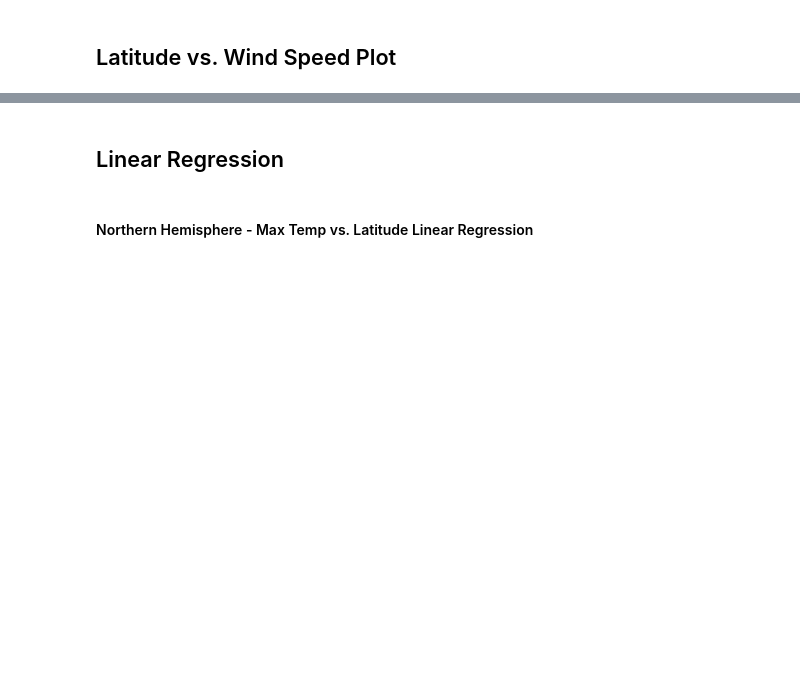
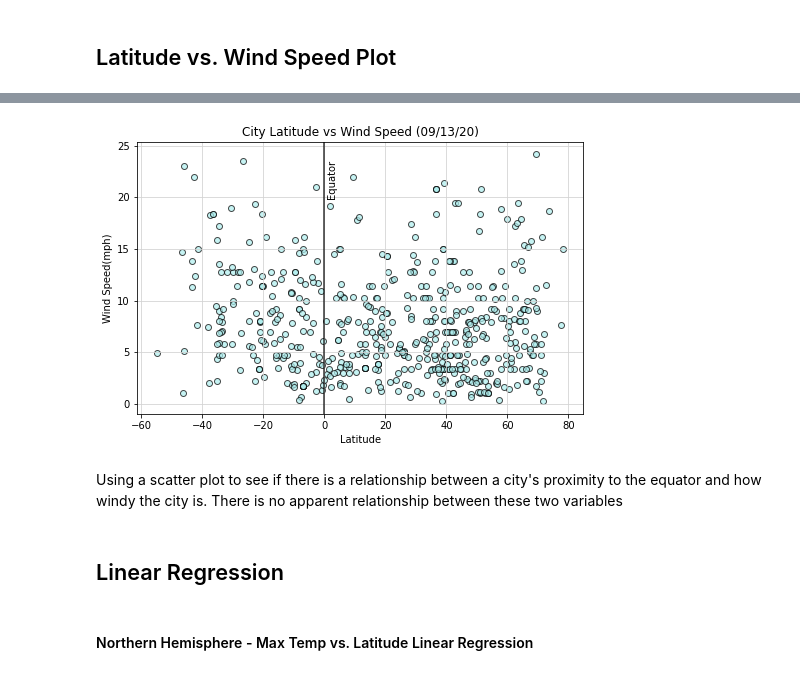
Before and after one commit to andresocorro/python-api-challenge, a Jupyter notebook: starter_code/WeatherPy.ipynb, the cells around one changed output, grey strips where cells are left out. Saved outputs shown, nothing was run; the diff lists cells and outputs as text; code cells hidden in the pictures; blank space fills up the shorter version.

Commit message:
Finished graphs for pyweather

```diff
--- a/starter_code/WeatherPy.ipynb
+++ b/starter_code/WeatherPy.ipynb
@@ -220,2 +224,16 @@ plt.savefig(os.path.join("..","output_data","lat_hum.png"))
+# %%
+plt.figure(figsize = (8,5))
+plt.scatter(weather_df["Lat"],weather_df["Wind Speed"], edgecolors="black", facecolors="paleturquoise", alpha=0.7)
+plt.title("City Latitude vs Wind Speed (09/13/20)")
+plt.xlabel("Latitude")
+plt.ylabel("Wind Speed(mph)")
+plt.axvline(0, color="black", alpha=0.8)
+plt.text(1,20,"Equator", rotation=90)
+plt.grid(color="lightgrey")
+plt.savefig(os.path.join("..","output_data","lat_wind.png"))
+# %% [output]
+[figure, added]
+# %% [markdown]
+Using a scatter plot to see if there is a relationship between a city's proximity to the equator and how windy the city is. There is no apparent relationship between these two variables
 # %% [markdown]
 ## Linear Regression
```
Also changed, not shown: parts of 24 cells of this notebook, 4 other files.
